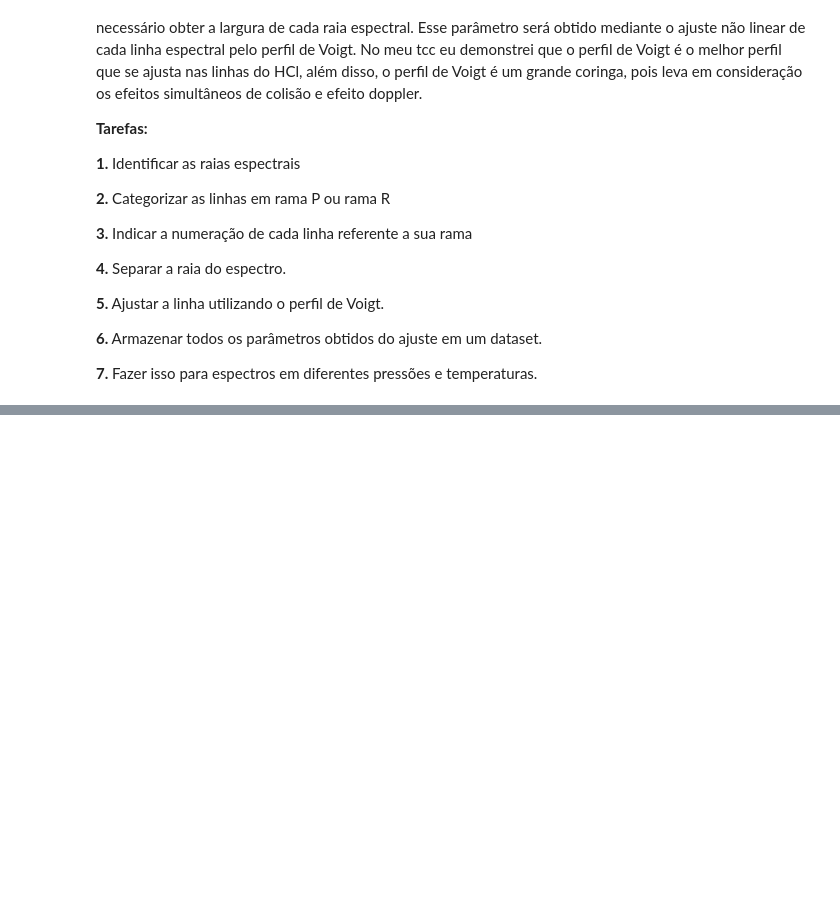
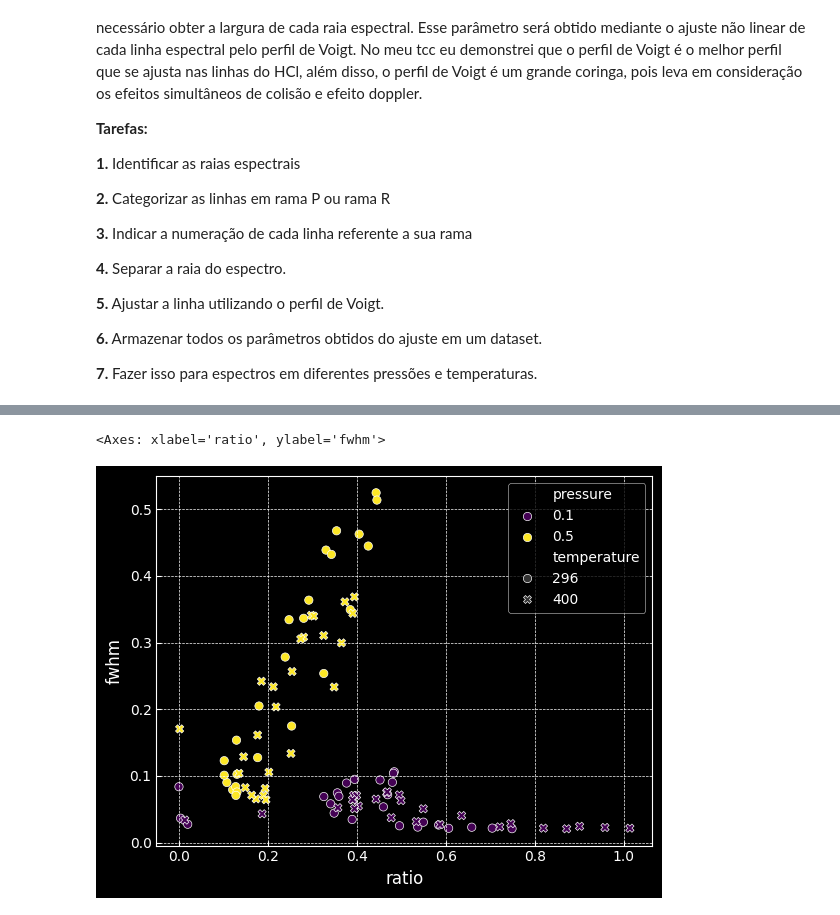
Before and after one commit to Alexandre-Esposte/LineProphet-Machine-Learning-for-Spectral-Attributes, a Jupyter notebook: src/selfBroadeningHCl.ipynb, the cells around one changed output, grey strips where cells are left out. Cells and saved outputs as stored; diff of their text form; code cells hidden in the pictures; blank space fills up the shorter version.

Commit message:
ajustes e novas funcionalidades para fit

```diff
--- a/src/selfBroadeningHCl.ipynb
+++ b/src/selfBroadeningHCl.ipynb
@@ -157,0 +156,2 @@ np.float64(0.9999496797536002)
+# %%
+s = SpectraGenerator()
@@ -157,0 +166,31 @@ np.float64(0.9999496797536002)
+# %%
+results = pd.DataFrame()
+# gerando lista de pressões e temperaturas para a geração dos espectros
+
+temperatures = [296, 400] # kelvin
+
+pressures = [0.1, 0.5] # atm
+
+optical_length = 10 # cm
+
+
+print(f"Temperatures (K): {temperatures}\nPressures (atm): {pressures}\n\n")
+
+for temperature in temperatures:
+    for pressure in pressures:
+
+        print(f'-----------Fitting for {temperature}K and {pressure} atm-----------')
+        #Simulando o espectro
+        s.simulateSpectra('H35Cl',{'air':0, 'self':1}, {'l':optical_length,'p':pressure,'T':temperature})
+
+        # Organizando as linhas
+        lines = branchClassification(s.spectra, findPeaksParams={'height':0}, thresoldBranch = 5665)
+
+        lines['pressure'] = pressure
+        lines['temperature'] = temperature
+
+        fitted_params = multipleLineFit(s.spectra, lines, 0.01)
+
+        lines = pd.concat([lines,fitted_params],axis=1)
+
+        results = pd.concat([results,lines], axis = 0, ignore_index=True)
@@ -157,0 +215,9 @@ np.float64(0.9999496797536002)
+# %%
+plt.style.use('dark_background')
+# %%
+results['ratio'] = results['sigma'] / results['gamma']
+# %%
+sns.scatterplot(data= results, x='ratio', y='fwhm', hue='pressure',style='temperature', palette='viridis')
+# %% [output]
+<Axes: xlabel='ratio', ylabel='fwhm'>
+[figure, added]
```
Also changed, not shown: parts of 7 cells of this notebook, 3 other files.
